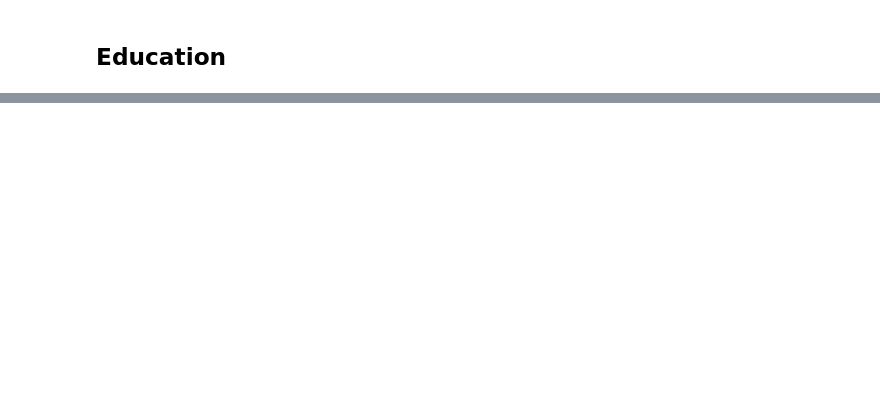
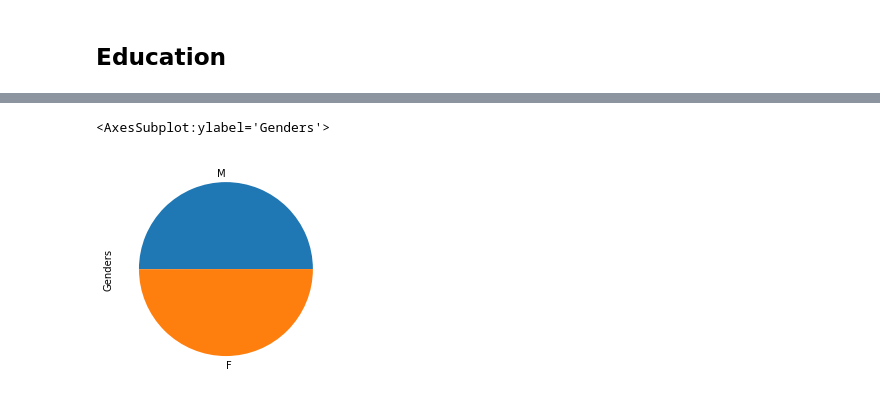
Before and after one commit to ras-000212/ESILV4-DIA-DataAnalysis-Project, a Jupyter notebook: data_analysis.ipynb, the cells around one changed output, grey strips where cells are left out. Cells and saved outputs as stored; diff of their text form; code cells hidden in the pictures; blank space fills up the shorter version.

```diff
--- a/data_analysis.ipynb
+++ b/data_analysis.ipynb
@@ -212,0 +234,5 @@ df[["Educations","Education"]]
+# %%
+df["Genders"].value_counts().plot(kind="pie")
+# %% [output]
+<AxesSubplot:ylabel='Genders'>
+[figure, added]
```
Also changed, not shown: parts of 23 cells of this notebook.
